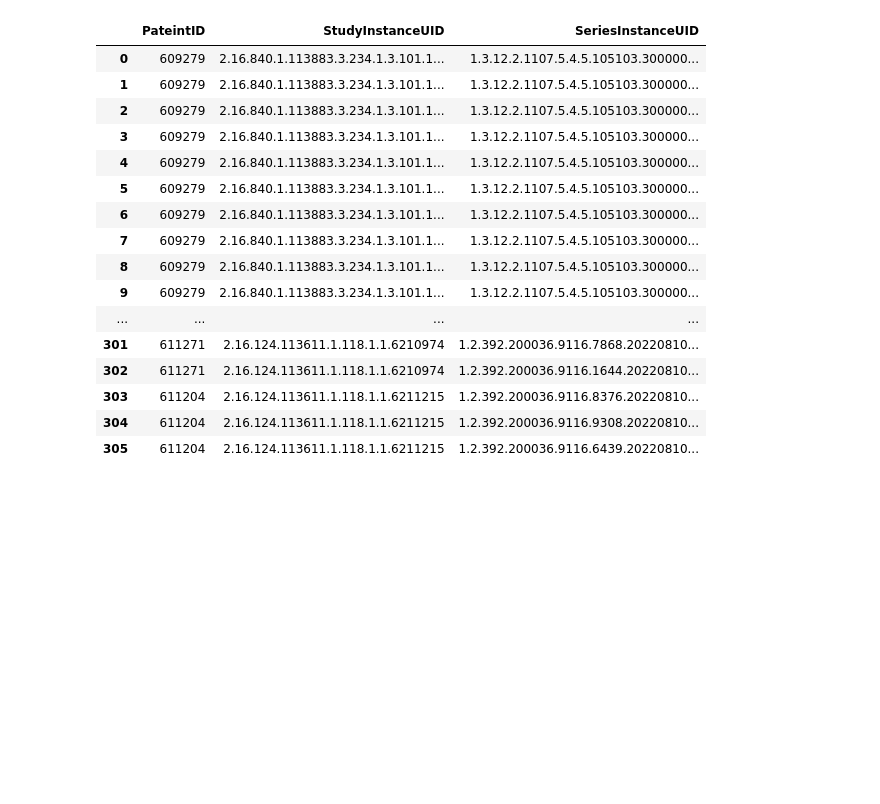
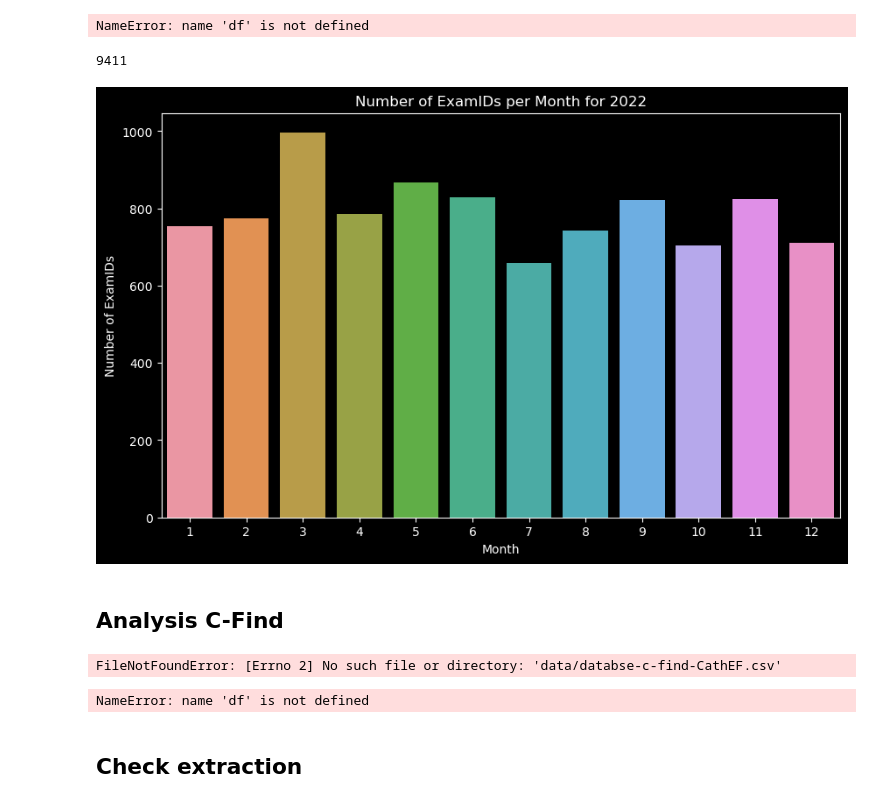
Before and after one commit to robertavram-md/pydicom-batch, a Jupyter notebook: CathEF_Format_Inference_CSV.ipynb, the cells around one changed output. Drawn from its saved outputs; the diff is of its cells as text; code cells hidden in the pictures; blank space fills up the shorter version.

```diff
--- a/CathEF_Format_Inference_CSV.ipynb
+++ b/CathEF_Format_Inference_CSV.ipynb
@@ -68,25 +65,45 @@ df_new['PateintID'] = df['Patient ID']
 #df_new['QueryRetrieveLevel'] = 'SERIES'
 df_new['StudyInstanceUID'] = df['Study UID']
 df_new['SeriesInstanceUID'] = df['Series UID']
-#df_new['object_pred'] = df['Detected Vessel']
-#df_new['LVEF'] = df['LVEF']
 display(df_new)
-df_new.to_csv('data/audit-inference-20220401-20220831_converted.csv')
+df_new.to_csv('data/audit-inference-20210803-20230803.csv')
 # %% [output]
-|  | PateintID | StudyInstanceUID | SeriesInstanceUID |
-| 0 | 609279 | 2.16.840.1.113883.3.234.1.3.101.1... | 1.3.12.2.1107.5.4.5.105103.300000... |
-| 1 | 609279 | 2.16.840.1.113883.3.234.1.3.101.1... | 1.3.12.2.1107.5.4.5.105103.300000... |
-| 2 | 609279 | 2.16.840.1.113883.3.234.1.3.101.1... | 1.3.12.2.1107.5.4.5.105103.300000... |
-| 3 | 609279 | 2.16.840.1.113883.3.234.1.3.101.1... | 1.3.12.2.1107.5.4.5.105103.300000... |
-| 4 | 609279 | 2.16.840.1.113883.3.234.1.3.101.1... | 1.3.12.2.1107.5.4.5.105103.300000... |
-| 5 | 609279 | 2.16.840.1.113883.3.234.1.3.101.1... | 1.3.12.2.1107.5.4.5.105103.300000... |
-| 6 | 609279 | 2.16.840.1.113883.3.234.1.3.101.1... | 1.3.12.2.1107.5.4.5.105103.300000... |
-| 7 | 609279 | 2.16.840.1.113883.3.234.1.3.101.1... | 1.3.12.2.1107.5.4.5.105103.300000... |
-| 8 | 609279 | 2.16.840.1.113883.3.234.1.3.101.1... | 1.3.12.2.1107.5.4.5.105103.300000... |
-| 9 | 609279 | 2.16.840.1.113883.3.234.1.3.101.1... | 1.3.12.2.1107.5.4.5.105103.300000... |
-| ... | ... | ... | ... |
-| 301 | 611271 | 2.16.124.113611.1.118.1.1.6210974 | 1.2.392.200036.9116.7868.20220810... |
-| 302 | 611271 | 2.16.124.113611.1.118.1.1.6210974 | 1.2.392.200036.9116.1644.20220810... |
-| 303 | 611204 | 2.16.124.113611.1.118.1.1.6211215 | 1.2.392.200036.9116.8376.20220810... |
-| 304 | 611204 | 2.16.124.113611.1.118.1.1.6211215 | 1.2.392.200036.9116.9308.20220810... |
-| 305 | 611204 | 2.16.124.113611.1.118.1.1.6211215 | 1.2.392.200036.9116.6439.20220810... |
+NameError: name 'df' is not defined
+# %%
+#2022 angiogram c-find
+df_xa = pd.read_csv('data/database-c-find_TTE2022_20220101-20221231.XA2.csv')
+df_xa['StudyDate'] = pd.to_datetime(df_xa['StudyDate'], format='%Y%m%d')
+display(df_xa.StudyInstanceUID.nunique())
+import seaborn as sns
+import pandas as pd
+import matplotlib.pyplot as plt
+
+# Assuming df_xa is your DataFrame with 'StudyDate'
+# Adding a column to represent the month
+df_xa['Month'] = df_xa['StudyDate'].dt.month
+
+# Grouping by month and counting the number of ExamIDs
+monthly_counts = df_xa.groupby('Month').size().reset_index(name='Number of ExamIDs')
+
+# Plotting the data using Seaborn
+plt.figure(figsize=(10, 6))
+sns.barplot(x='Month', y='Number of ExamIDs', data=monthly_counts)
+plt.title('Number of ExamIDs per Month for 2022')
+plt.xlabel('Month')
+plt.ylabel('Number of ExamIDs')
+plt.show()
+# %% [output]
+9411
+[figure, added]
+# %% [markdown]
+## Analysis C-Find
+# %%
+df = pd.read_csv('data/databse-c-find-CathEF.csv')
+# %% [output]
+FileNotFoundError: [Errno 2] No such file or directory: 'data/databse-c-find-CathEF.csv'
+# %%
+df_stats(df)
+# %% [output]
+NameError: name 'df' is not defined
+# %% [markdown]
+## Check extraction
```
Also changed, not shown: parts of 13 cells of this notebook, 23 other files.
